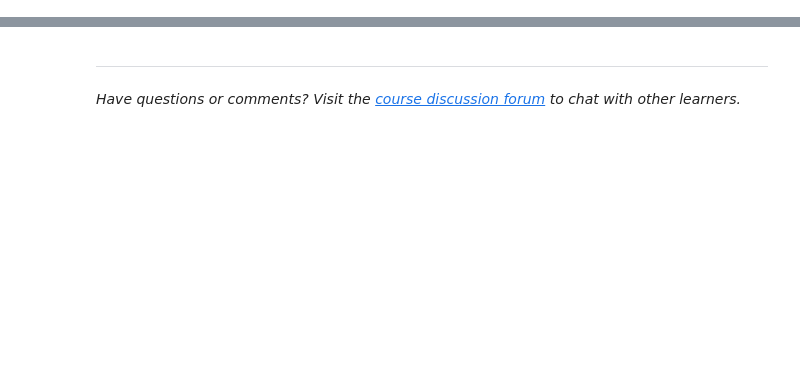
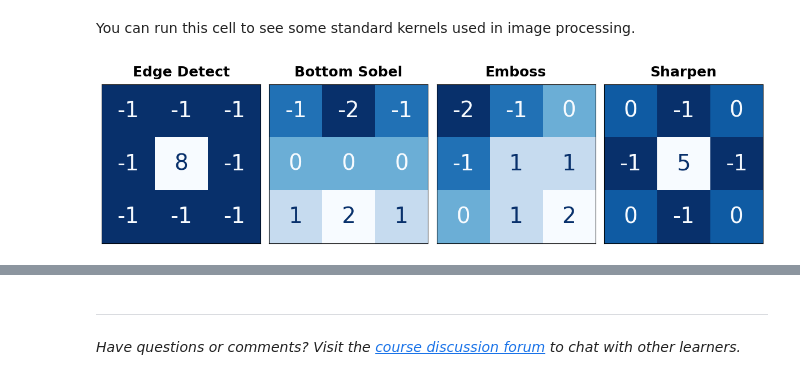
Before and after one commit to DoctorOfCoding/computer-vision-kaggle-course, a Jupyter notebook: Convolution and ReLU.ipynb, the cells around one changed output, grey strips where cells are left out. Drawn from its saved outputs; the diff is of its cells as text; code cells hidden in the pictures; blank space fills up the shorter version.

```diff
--- a/Convolution and ReLU.ipynb
+++ b/Convolution and ReLU.ipynb
@@ -160,11 +0,0 @@ For the filtering step, we'll define a kernel and then apply it with the convolu
-# %%
-import tensorflow as tf
-
-kernel = tf.constant([
-    [-1, -1, -1],
-    [-1,  8, -1],
-    [-1, -1, -1],
-])
-
-plt.figure(figsize=(3, 3))
-show_kernel(kernel)
@@ -215,0 +50,17 @@ In [**the exercises**](https://www.kaggle.com/kernels/fork/11989557), you'll hav
+# %% [markdown]
+You can run this cell to see some standard kernels used in image processing.
+# %%
+import learntools.computer_vision.visiontools as visiontools
+from learntools.computer_vision.visiontools import edge, bottom_sobel, emboss, sharpen
+
+kernels = [edge, bottom_sobel, emboss, sharpen]
+names = ["Edge Detect", "Bottom Sobel", "Emboss", "Sharpen"]
+
+plt.figure(figsize=(12, 12))
+for i, (kernel, name) in enumerate(zip(kernels, names)):
+    plt.subplot(1, 4, i+1)
+    visiontools.show_kernel(kernel)
+    plt.title(name)
+plt.tight_layout()
+# %% [output]
+[figure, added]
```
Also changed, not shown: parts of 44 cells of this notebook.
